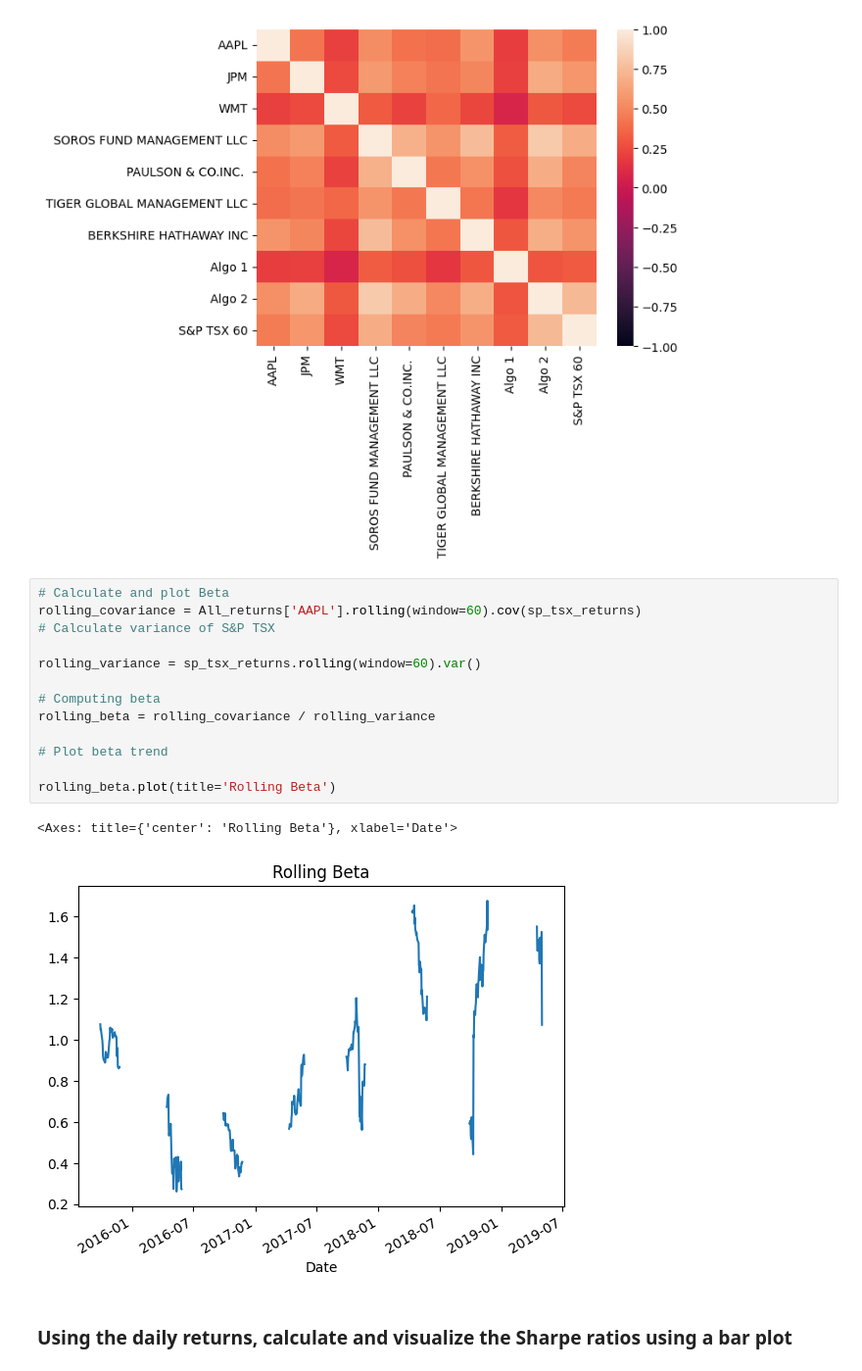
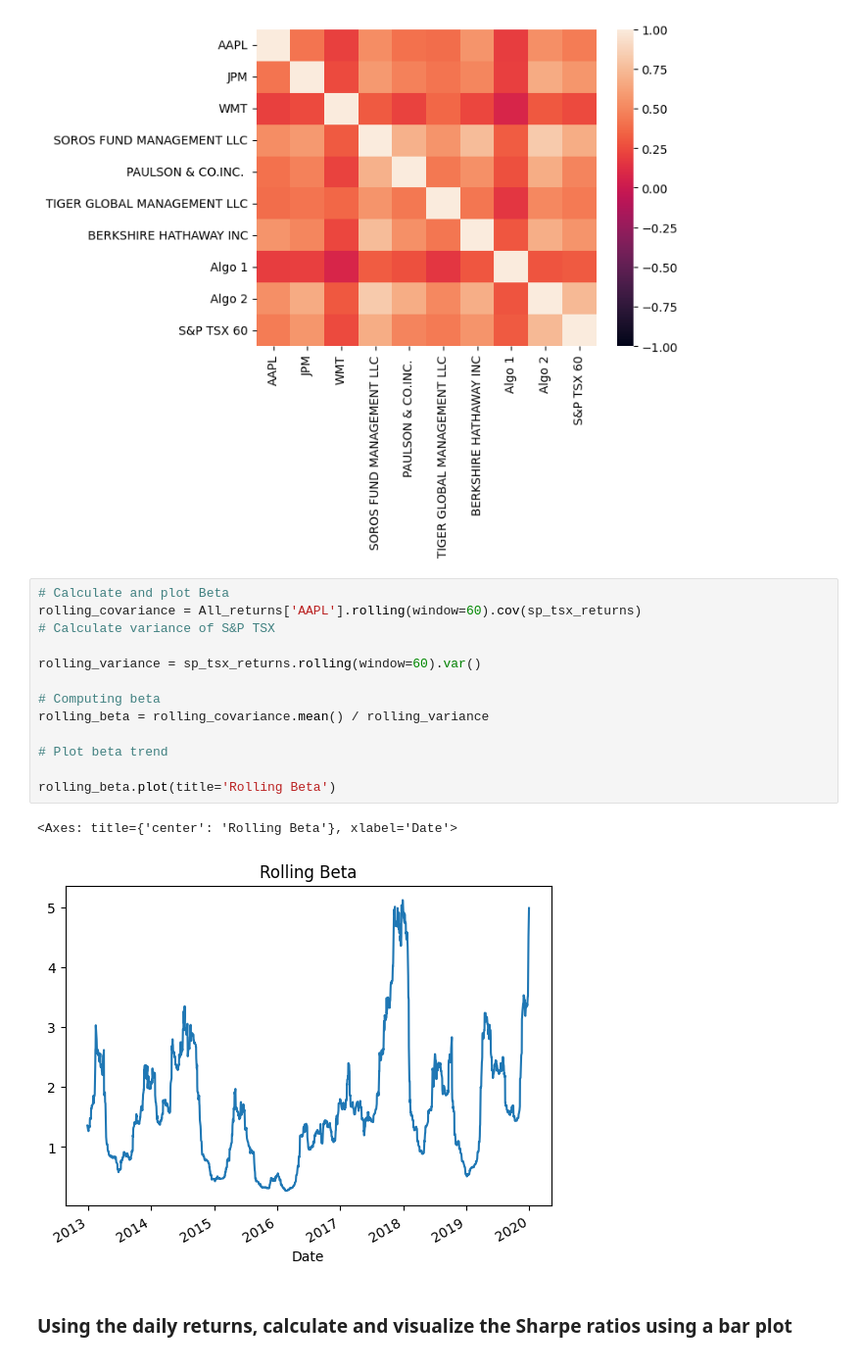
Before and after one commit to xiaotiancaixmy/pandas, a Jupyter notebook: Desktop/Fintech/pandas-main/whale_analysis.ipynb, the cells around one changed output. Shown at 98% size. Drawn from its saved outputs; the diff is of its cells as text.

```diff
--- a/Desktop/Fintech/pandas-main/whale_analysis.ipynb
+++ b/Desktop/Fintech/pandas-main/whale_analysis.ipynb
@@ -591,19 +580,19 @@ sns.heatmap(correlation, vmin=-1, vmax=1)
 # %%
 # Calculate and plot Beta
 rolling_covariance = All_returns['AAPL'].rolling(window=60).cov(sp_tsx_returns)
 # Calculate variance of S&P TSX
 
 rolling_variance = sp_tsx_returns.rolling(window=60).var()
 
 # Computing beta
-rolling_beta = rolling_covariance / rolling_variance
+rolling_beta = rolling_covariance.mean() / rolling_variance
 
 # Plot beta trend
 
 rolling_beta.plot(title='Rolling Beta')
 # %% [output]
 <Axes: title={'center': 'Rolling Beta'}, xlabel='Date'>
-[figure, old version]
+[figure, new version]
 # %% [markdown]
 ### Using the daily returns, calculate and visualize the Sharpe ratios using a bar plot
 # %%
```
Also changed, not shown: parts of 13 cells of this notebook.
